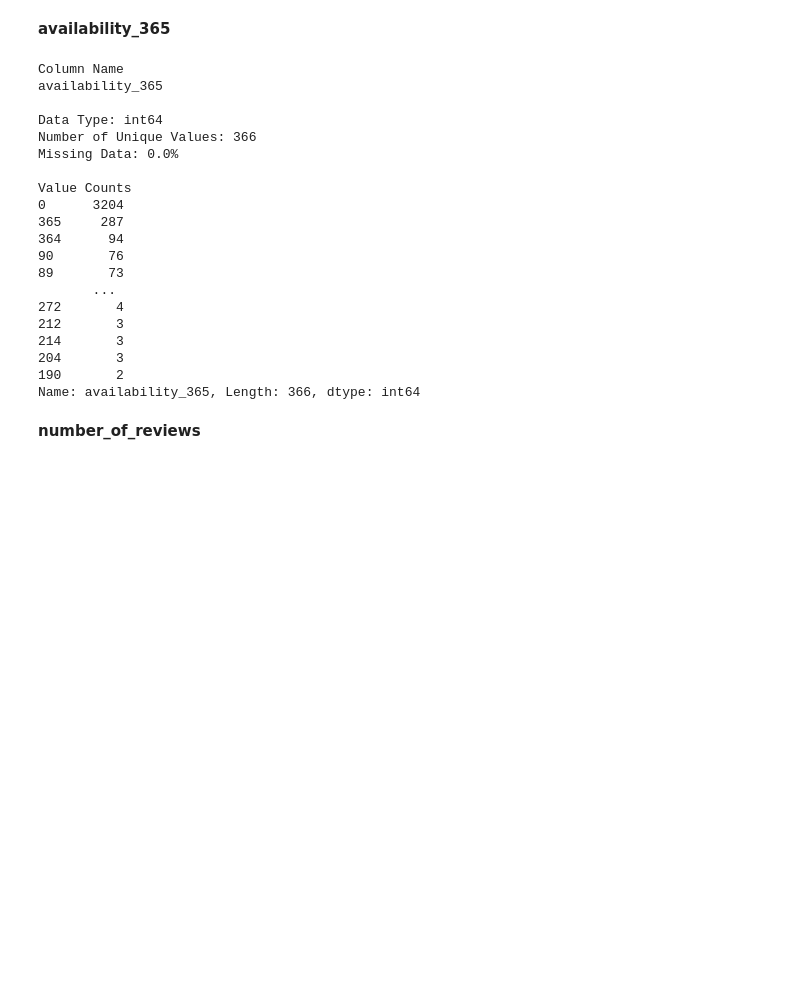
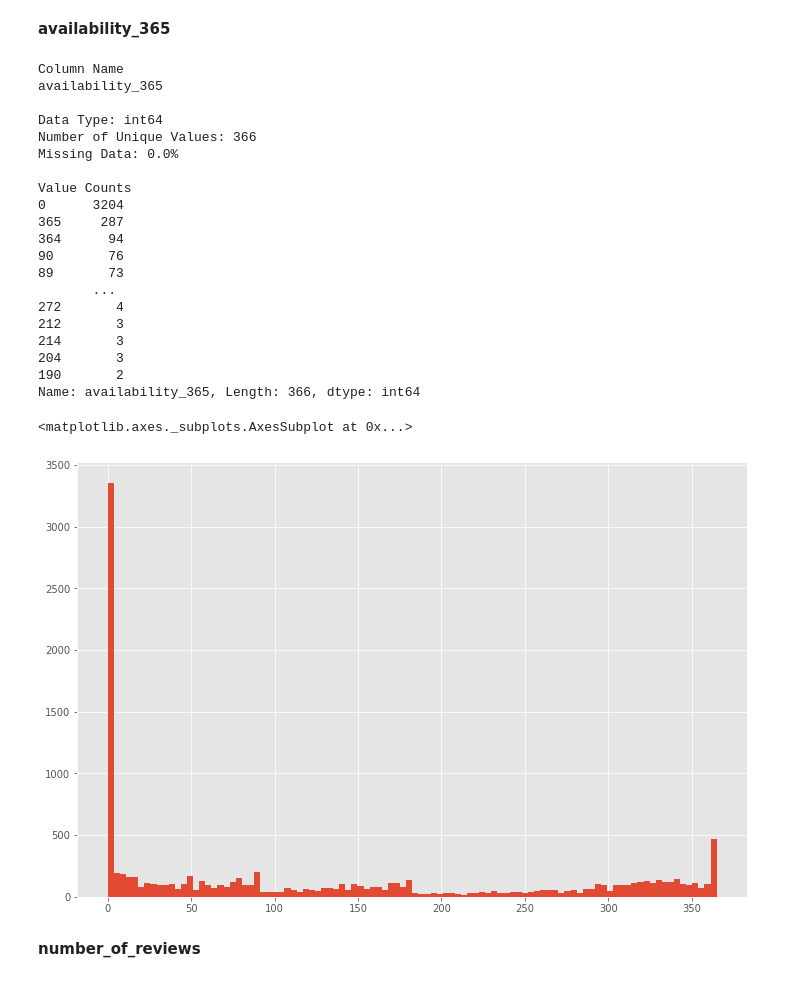
Before and after one commit to Z-Palamara/Capstone_1, a Jupyter notebook: Capstone 1- Data Cleaning and Pre-Processing.ipynb, the cells around one changed output. Cells and saved outputs as stored; diff of their text form; code cells hidden in the pictures; blank space fills up the shorter version.

```diff
--- a/Capstone 1- Data Cleaning and Pre-Processing.ipynb
+++ b/Capstone 1- Data Cleaning and Pre-Processing.ipynb
@@ -1150,26 +1153,29 @@ Value Counts
 Name: availability_90, Length: 91, dtype: int64
 # %% [markdown]
 **availability_365**
-# %%
-col_info('availability_365')
-# %% [output]
-Column Name
-availability_365
-
-Data Type: int64
-Number of Unique Values: 366
-Missing Data: 0.0%
-
-Value Counts
-0      3204
-365     287
-364      94
-90       76
-89       73
-       ...
-272       4
-212       3
-214       3
-204       3
-190       2
-Name: availability_365, Length: 366, dtype: int64
+# %%
+col_info('availability_365')
+df.availability_365.hist(bins=100)
+# %% [output]
+Column Name
+availability_365
+
+Data Type: int64
+Number of Unique Values: 366
+Missing Data: 0.0%
+
+Value Counts
+0      3204
+365     287
+364      94
+90       76
+89       73
+       ...
+272       4
+212       3
+214       3
+204       3
+190       2
+Name: availability_365, Length: 366, dtype: int64
+<matplotlib.axes._subplots.AxesSubplot at 0x...>
+[figure, added]
```
Also changed, not shown: parts of 50 cells of this notebook.
